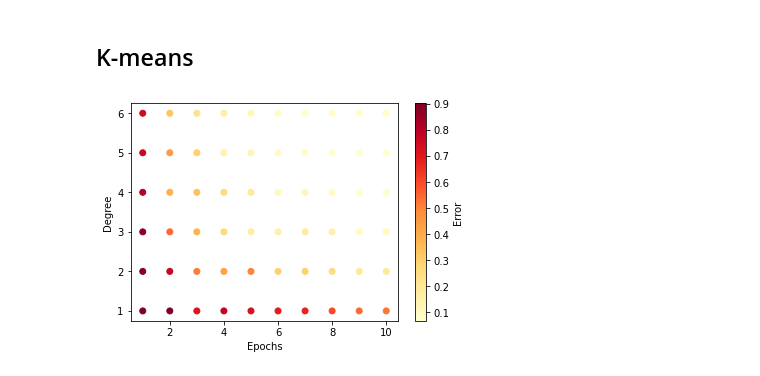
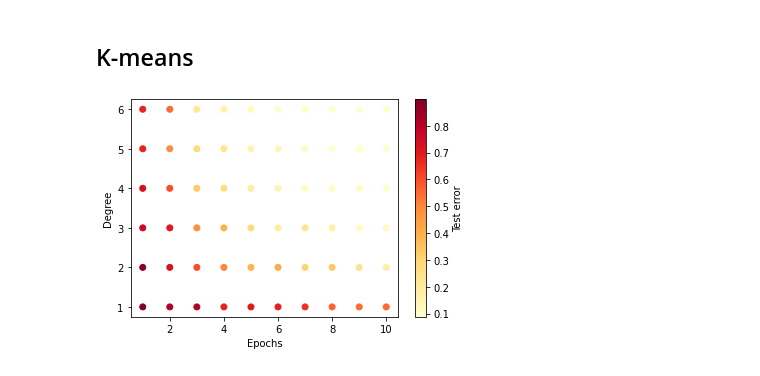
Before and after one commit to lfoscari/kernel-mnist, a Jupyter notebook: results.ipynb, the cells around one changed output. Saved outputs shown, nothing was run; the diff lists cells and outputs as text; code cells hidden in the pictures.

Commit message:
unified results json, refactoring, added graphs for training and test error

```diff
--- a/results.ipynb
+++ b/results.ipynb
@@ -16,7 +16,7 @@ def scatter(c):
 	x, y = zip(*[(e, d) for e in epochs for d in degrees])
 	sc = plt.scatter(x, y, c=c, cmap="YlOrRd")
 	cb = plt.colorbar(sc)
-	cb.set_label("Error")
+	cb.set_label("Test error")
 	plt.xlabel("Epochs")
 	plt.ylabel("Degree")
 	plt.show()
@@ -22,0 +25,5 @@ def scatter(c):
+# %%
+kmp = json.load(open("./results/mkp.json"))
+errors = [kmp["epochs"][str(e)]["degree"][str(d)]["test_error"] for e in epochs for d in degrees]
+
+scatter(errors)
@@ -45,8 +69,8 @@ scatter(errors)
 ## K-means
 # %%
 kmeans = json.load(open("./results/kmmkp.json"))
-errors = [kmeans["epochs_amount"][str(e)]["degree"][str(d)]["error"] for e in epochs for d in degrees]
+errors = [kmeans["epochs"][str(e)]["degree"][str(d)]["test_error"] for e in epochs for d in degrees]
 
 scatter(errors)
 # %% [output]
-[figure, old version]
+[figure, new version]
```
Also changed, not shown: parts of 7 cells of this notebook, 8 other files.
